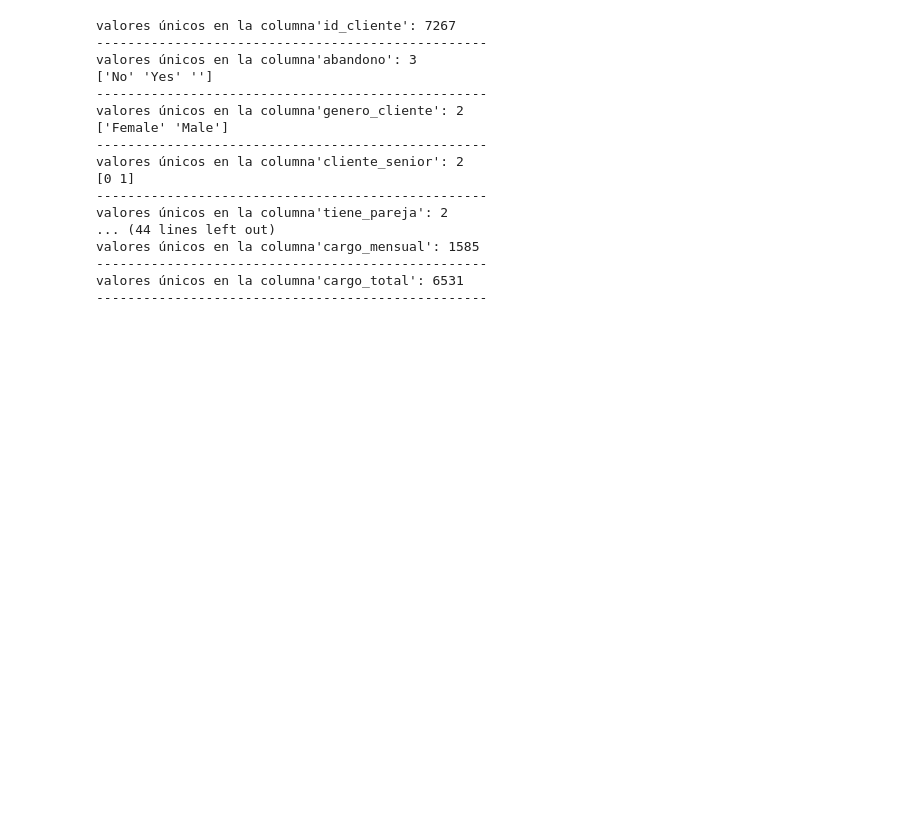
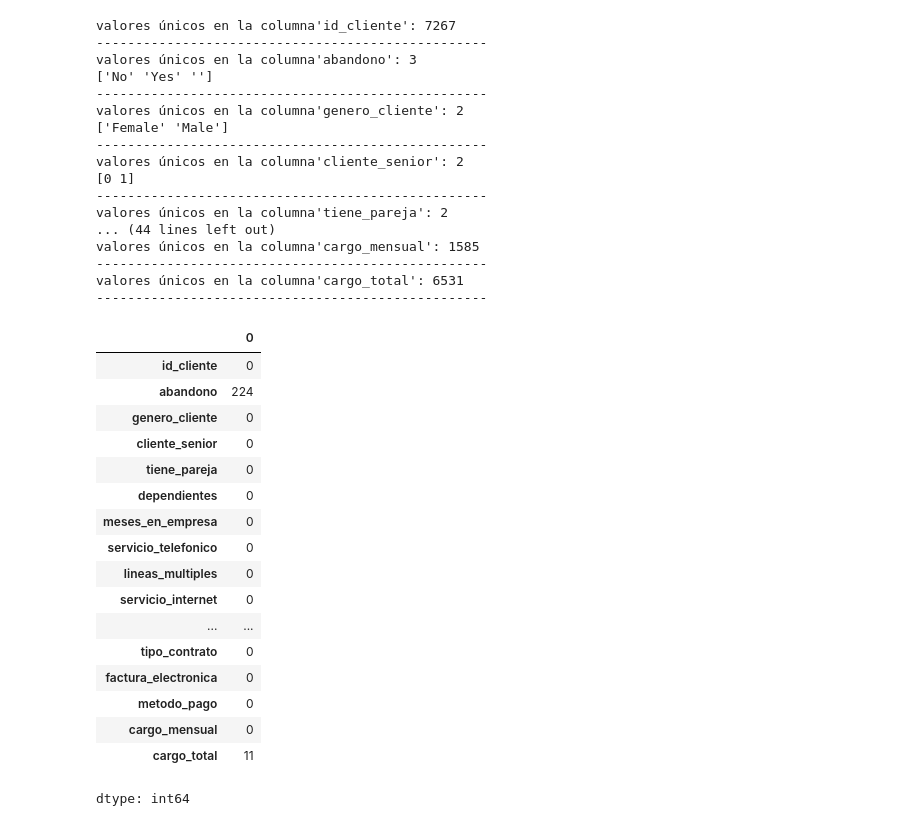
Before and after one commit to Nataliahfk/Telecom-X_-segundo-challenge, a Jupyter notebook: Telecom_X_Clallenge_Latam.ipynb, the cells around one changed output. Cells and saved outputs as stored; diff of their text form; code cells hidden in the pictures; blank space fills up the shorter version.

```diff
--- a/Telecom_X_Clallenge_Latam.ipynb
+++ b/Telecom_X_Clallenge_Latam.ipynb
@@ -181,3 +164,28 @@ valores únicos en la columna'cargo_mensual': 1585
 --------------------------------------------------
 valores únicos en la columna'cargo_total': 6531
 --------------------------------------------------
+# %%
+# Vacíos o en blanco
+# x.astype(str) convierte todos los valores de la columna a texto (string).
+# .str.strip() elimina espacios en blanco al inicio y final de cada string.
+# == '' compara si el valor, una vez convertido a string y sin espacios al inicio o final, es una cadena vacía.
+df_normalizado.apply(lambda x: x.astype(str).str.strip() == '').sum()
+# %% [output]
+|  | 0 |
+| id_cliente | 0 |
+| abandono | 224 |
+| genero_cliente | 0 |
+| cliente_senior | 0 |
+| tiene_pareja | 0 |
+| dependientes | 0 |
+| meses_en_empresa | 0 |
+| servicio_telefonico | 0 |
+| lineas_multiples | 0 |
+| servicio_internet | 0 |
+| ... | ... |
+| tipo_contrato | 0 |
+| factura_electronica | 0 |
+| metodo_pago | 0 |
+| cargo_mensual | 0 |
+| cargo_total | 11 |
+dtype: int64
```
Also changed, not shown: parts of 9 cells of this notebook.
